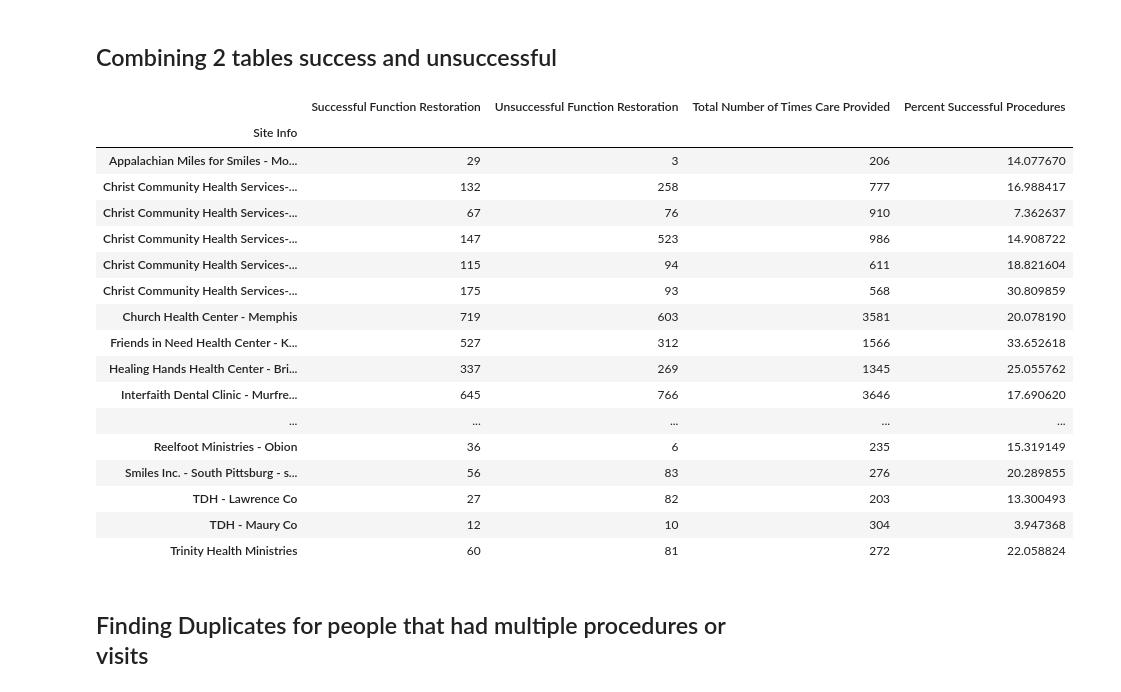
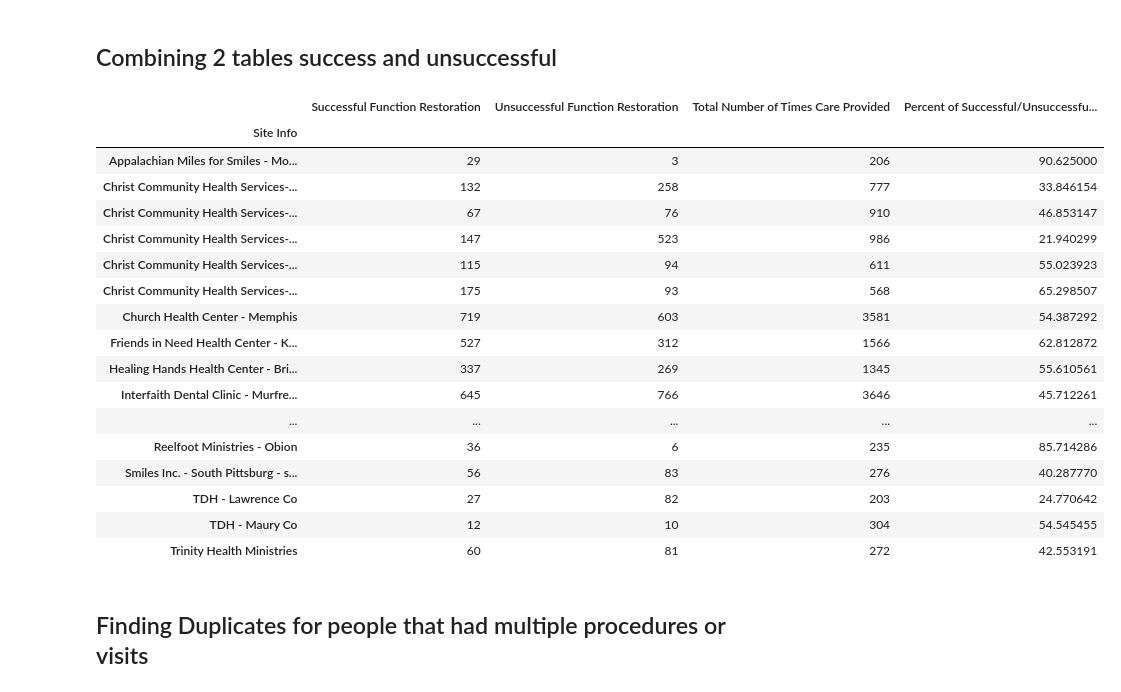
Before and after one commit to abcarlisle22/smile-on-lava-girl, a Jupyter notebook: smile_on.ipynb, the cells around one changed output. Saved outputs shown, nothing was run; the diff lists cells and outputs as text; code cells hidden in the pictures.

Commit message:
succs rate clinics added

```diff
--- a/smile_on.ipynb
+++ b/smile_on.ipynb
@@ -279,29 +279,29 @@ unsuccessful_site
 # %%
 clinics = pd.merge(successful_site, unsuccessful_site, left_on = 'Site Info', right_on = 'Site Info')
 clinics.columns = ['Successful Function Restoration', 'Unsuccessful Function Restoration']
 clinics = pd.merge(clinics, smile_sites, left_on = 'Site Info', right_on = 'Site Info')
 clinics.columns = ['Successful Function Restoration', 'Unsuccessful Function Restoration', 'Total Number of Times Care Provided']
-clinics['Percent Successful Procedures'] = (clinics['Successful Function Restoration']/clinics['Total Number of Times Care Provided'])*100
+clinics['Percent of Successful/Unsuccessful Restoration of Function'] = (clinics['Successful Function Restoration']/(clinics['Successful Function Restoration']+clinics['Unsuccessful Function Restoration'])*100)
 clinics
 # %% [output]
-|  | Successful Function Restoration | Unsuccessful Function Restoration | Total Number of Times Care Provided | Percent Successful Procedures |
+|  | Successful Function Restoration | Unsuccessful Function Restoration | Total Number of Times Care Provided | Percent of Successful/Unsuccessfu... |
 | Site Info |  |  |  |  |
-| Appalachian Miles for Smiles - Mo... | 29 | 3 | 206 | 14.077670 |
-| Christ Community Health Services-... | 132 | 258 | 777 | 16.988417 |
-| Christ Community Health Services-... | 67 | 76 | 910 | 7.362637 |
-| Christ Community Health Services-... | 147 | 523 | 986 | 14.908722 |
-| Christ Community Health Services-... | 115 | 94 | 611 | 18.821604 |
-| Christ Community Health Services-... | 175 | 93 | 568 | 30.809859 |
-| Church Health Center - Memphis | 719 | 603 | 3581 | 20.078190 |
-| Friends in Need Health Center - K... | 527 | 312 | 1566 | 33.652618 |
-| Healing Hands Health Center - Bri... | 337 | 269 | 1345 | 25.055762 |
-| Interfaith Dental Clinic - Murfre... | 645 | 766 | 3646 | 17.690620 |
+| Appalachian Miles for Smiles - Mo... | 29 | 3 | 206 | 90.625000 |
+| Christ Community Health Services-... | 132 | 258 | 777 | 33.846154 |
+| Christ Community Health Services-... | 67 | 76 | 910 | 46.853147 |
+| Christ Community Health Services-... | 147 | 523 | 986 | 21.940299 |
+| Christ Community Health Services-... | 115 | 94 | 611 | 55.023923 |
+| Christ Community Health Services-... | 175 | 93 | 568 | 65.298507 |
+| Church Health Center - Memphis | 719 | 603 | 3581 | 54.387292 |
+| Friends in Need Health Center - K... | 527 | 312 | 1566 | 62.812872 |
+| Healing Hands Health Center - Bri... | 337 | 269 | 1345 | 55.610561 |
+| Interfaith Dental Clinic - Murfre... | 645 | 766 | 3646 | 45.712261 |
 | ... | ... | ... | ... | ... |
-| Reelfoot Ministries - Obion | 36 | 6 | 235 | 15.319149 |
-| Smiles Inc. - South Pittsburg - s... | 56 | 83 | 276 | 20.289855 |
-| TDH - Lawrence Co | 27 | 82 | 203 | 13.300493 |
-| TDH - Maury Co | 12 | 10 | 304 | 3.947368 |
-| Trinity Health Ministries | 60 | 81 | 272 | 22.058824 |
+| Reelfoot Ministries - Obion | 36 | 6 | 235 | 85.714286 |
+| Smiles Inc. - South Pittsburg - s... | 56 | 83 | 276 | 40.287770 |
+| TDH - Lawrence Co | 27 | 82 | 203 | 24.770642 |
+| TDH - Maury Co | 12 | 10 | 304 | 54.545455 |
+| Trinity Health Ministries | 60 | 81 | 272 | 42.553191 |
 # %% [markdown]
 ## Finding Duplicates for people that had multiple procedures or visits
 # %%
```
